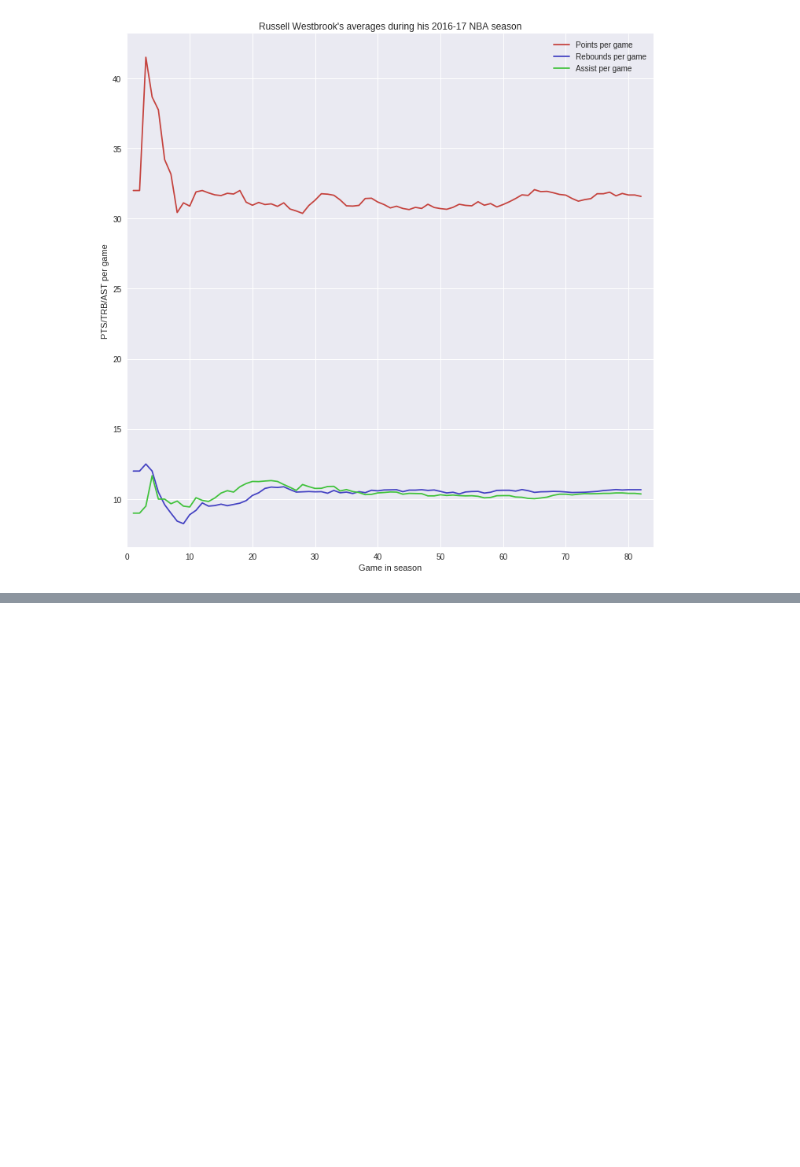
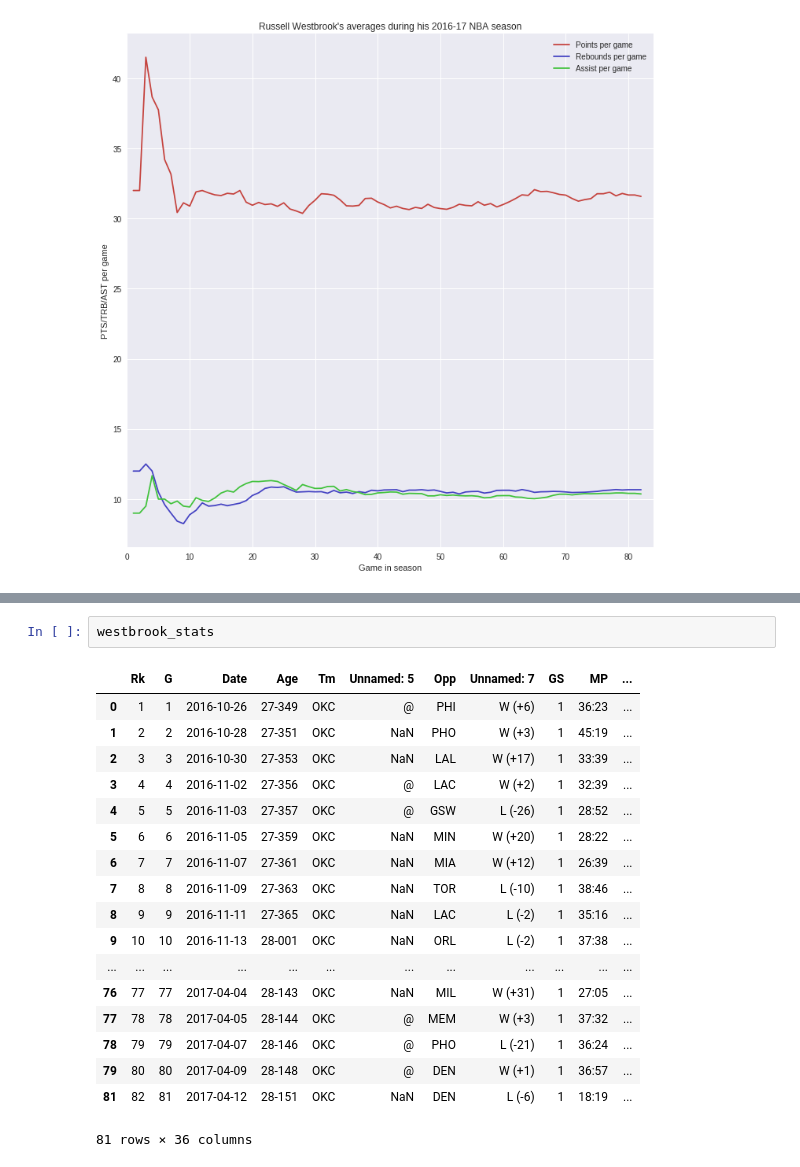
Before and after one commit to danchyy/Basketball_Analytics, a Jupyter notebook: Scripts/westbrook_2016_17/visualization_Westbrook_triple_double_chase.ipynb, the cells around one changed output, grey strips where cells are left out. Cells and saved outputs as stored; diff of their text form; blank space fills up the shorter version.

```diff
--- a/Scripts/westbrook_2016_17/visualization_Westbrook_triple_double_chase.ipynb
+++ b/Scripts/westbrook_2016_17/visualization_Westbrook_triple_double_chase.ipynb
@@ -134,0 +134,21 @@ ax.set_xlim(0, 84)
+# %%
+westbrook_stats
+# %% [output]
+|  | Rk | G | Date | Age | Tm | Unnamed: 5 | Opp | Unnamed: 7 | GS | MP | ... |
+| 0 | 1 | 1 | 2016-10-26 | 27-349 | OKC | @ | PHI | W (+6) | 1 | 36:23 | ... |
+| 1 | 2 | 2 | 2016-10-28 | 27-351 | OKC | NaN | PHO | W (+3) | 1 | 45:19 | ... |
+| 2 | 3 | 3 | 2016-10-30 | 27-353 | OKC | NaN | LAL | W (+17) | 1 | 33:39 | ... |
+| 3 | 4 | 4 | 2016-11-02 | 27-356 | OKC | @ | LAC | W (+2) | 1 | 32:39 | ... |
+| 4 | 5 | 5 | 2016-11-03 | 27-357 | OKC | @ | GSW | L (-26) | 1 | 28:52 | ... |
+| 5 | 6 | 6 | 2016-11-05 | 27-359 | OKC | NaN | MIN | W (+20) | 1 | 28:22 | ... |
+| 6 | 7 | 7 | 2016-11-07 | 27-361 | OKC | NaN | MIA | W (+12) | 1 | 26:39 | ... |
+| 7 | 8 | 8 | 2016-11-09 | 27-363 | OKC | NaN | TOR | L (-10) | 1 | 38:46 | ... |
+| 8 | 9 | 9 | 2016-11-11 | 27-365 | OKC | NaN | LAC | L (-2) | 1 | 35:16 | ... |
+| 9 | 10 | 10 | 2016-11-13 | 28-001 | OKC | NaN | ORL | L (-2) | 1 | 37:38 | ... |
+| ... | ... | ... | ... | ... | ... | ... | ... | ... | ... | ... | ... |
+| 76 | 77 | 77 | 2017-04-04 | 28-143 | OKC | NaN | MIL | W (+31) | 1 | 27:05 | ... |
+| 77 | 78 | 78 | 2017-04-05 | 28-144 | OKC | @ | MEM | W (+3) | 1 | 37:32 | ... |
+| 78 | 79 | 79 | 2017-04-07 | 28-146 | OKC | @ | PHO | L (-21) | 1 | 36:24 | ... |
+| 79 | 80 | 80 | 2017-04-09 | 28-148 | OKC | @ | DEN | W (+1) | 1 | 36:57 | ... |
+| 81 | 82 | 81 | 2017-04-12 | 28-151 | OKC | NaN | DEN | L (-6) | 1 | 18:19 | ... |
+81 rows × 36 columns
```
Also changed, not shown: parts of 6 cells of this notebook.
